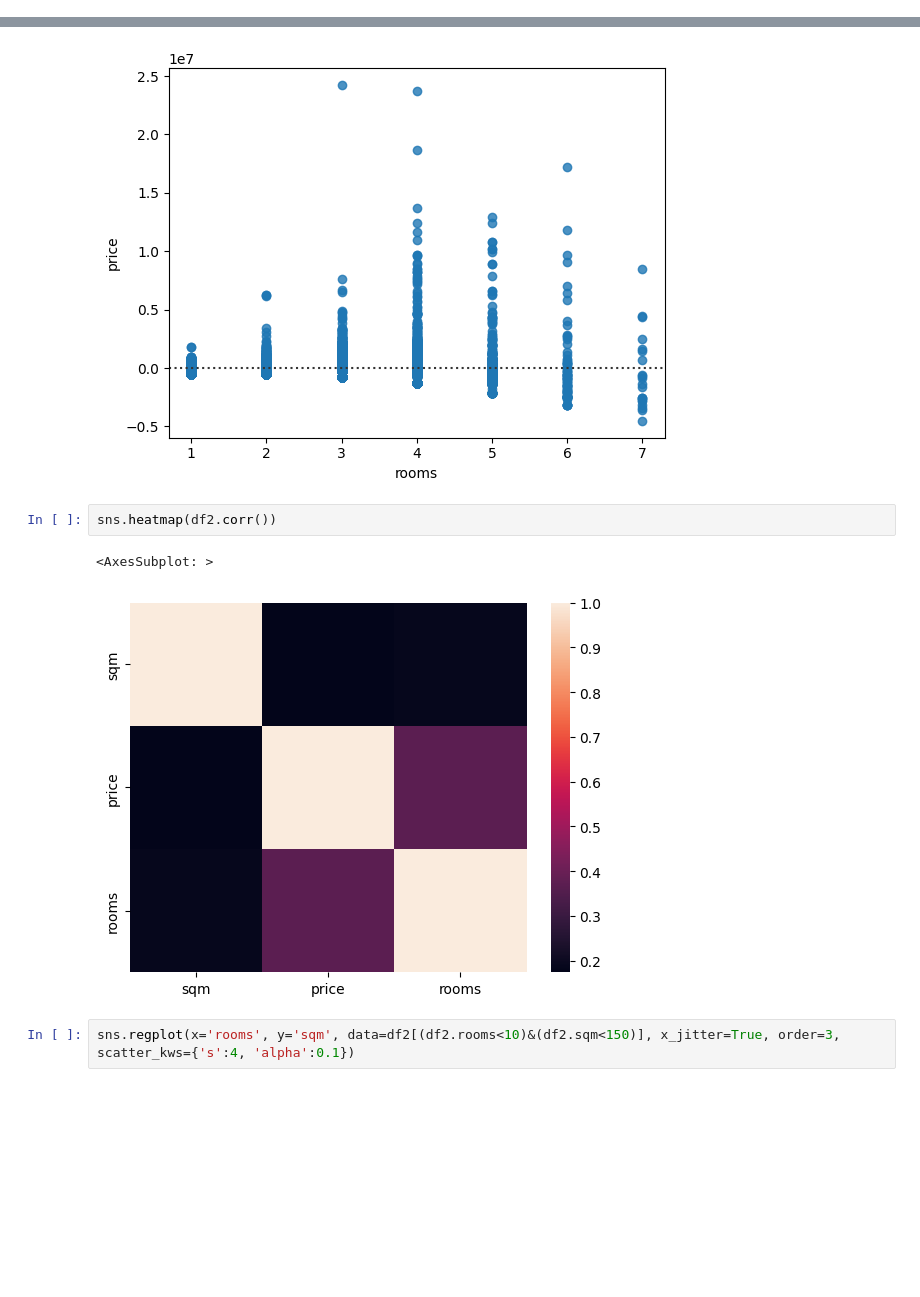
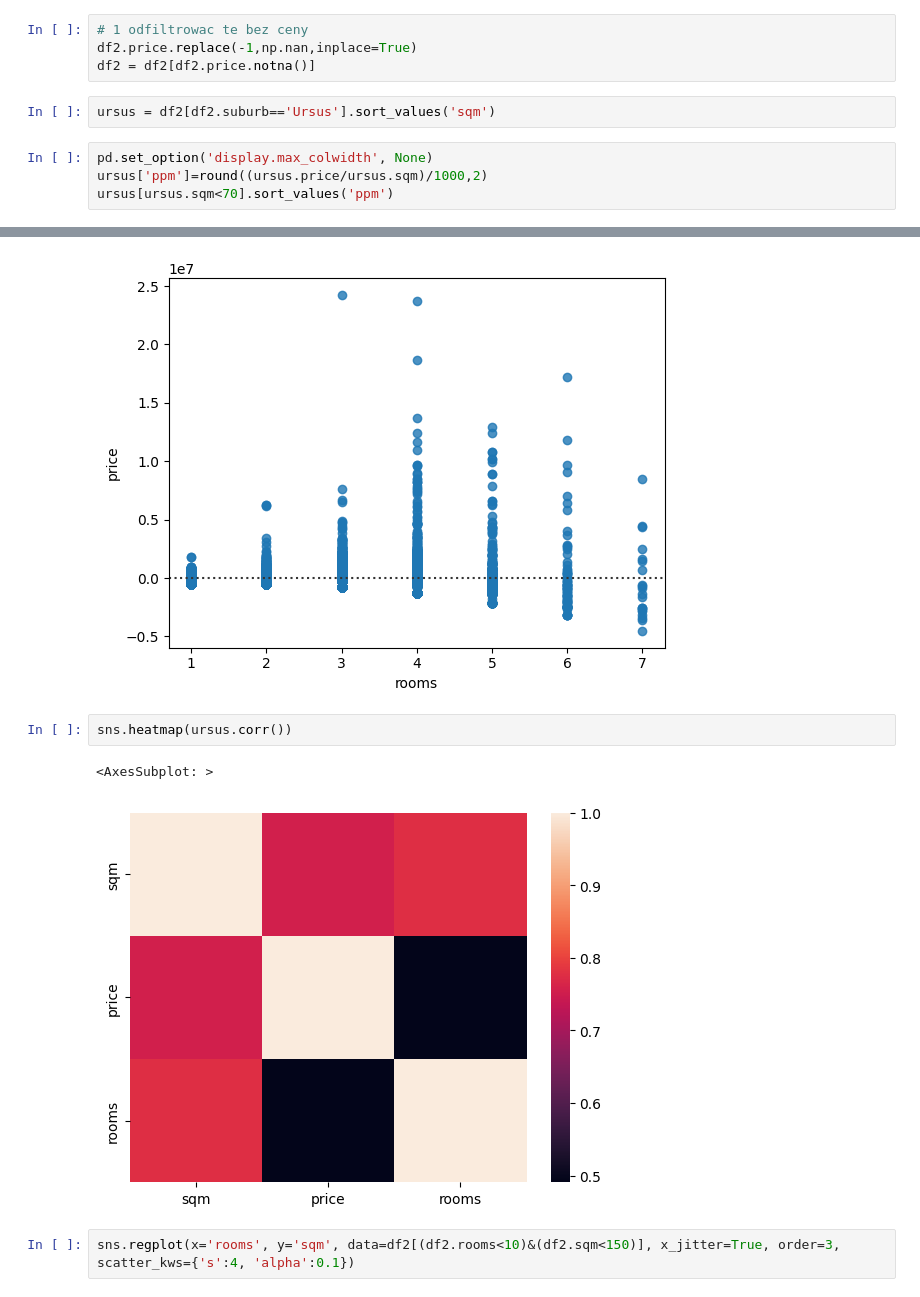
Before and after one commit to krawczyk071/pandas-projects, a Jupyter notebook: otodom/stepA1.ipynb, the cells around one changed output, grey strips where cells are left out. Cells and saved outputs as stored; diff of their text form; blank space fills up the shorter version.

```diff
--- a/otodom/stepA1.ipynb
+++ b/otodom/stepA1.ipynb
@@ -22,3 +22,13 @@ df
 # %%
 colset1= ['link', 'name', 'sqm','price', 'rooms', 'suburb','neighbourhood',  'type']
 df2=df[colset1].sort_values('suburb')
+# %%
+# 1 odfiltrowac te bez ceny
+df2.price.replace(-1,np.nan,inplace=True)
+df2 = df2[df2.price.notna()]
+# %%
+ursus = df2[df2.suburb=='Ursus'].sort_values('sqm')
+# %%
+pd.set_option('display.max_colwidth', None)
+ursus['ppm']=round((ursus.price/ursus.sqm)/1000,2)
+ursus[ursus.sqm<70].sort_values('ppm')
@@ -217,10 +241,10 @@ sns.residplot(x='rooms', y='price', data=df2[df2.rooms<8], order=2)
 <AxesSubplot: xlabel='rooms', ylabel='price'>
 [figure]
 # %%
-sns.heatmap(df2.corr())
+sns.heatmap(ursus.corr())
 # %% [output]
 <AxesSubplot: >
-[figure, old version]
+[figure, new version]
 # %%
 sns.regplot(x='rooms', y='sqm', data=df2[(df2.rooms<10)&(df2.sqm<150)], x_jitter=True, order=3, scatter_kws={'s':4, 'alpha':0.1})
 # %% [output]
```
Also changed, not shown: parts of 7 cells of this notebook, 5 other files.
